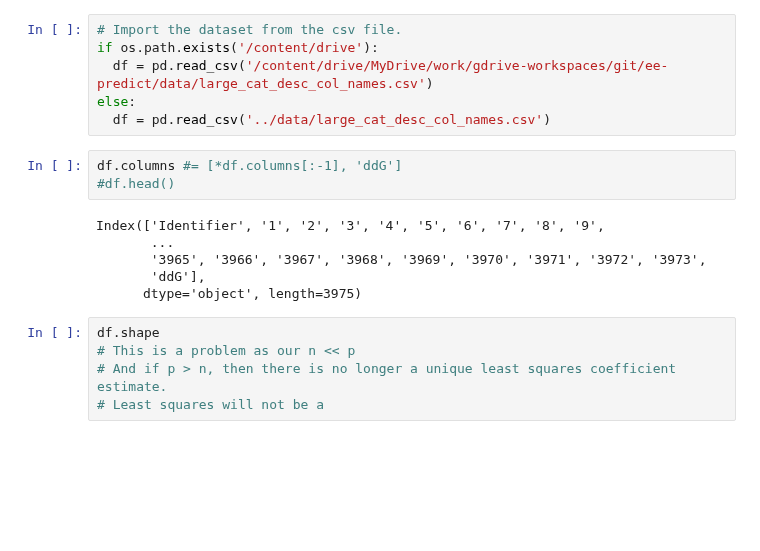
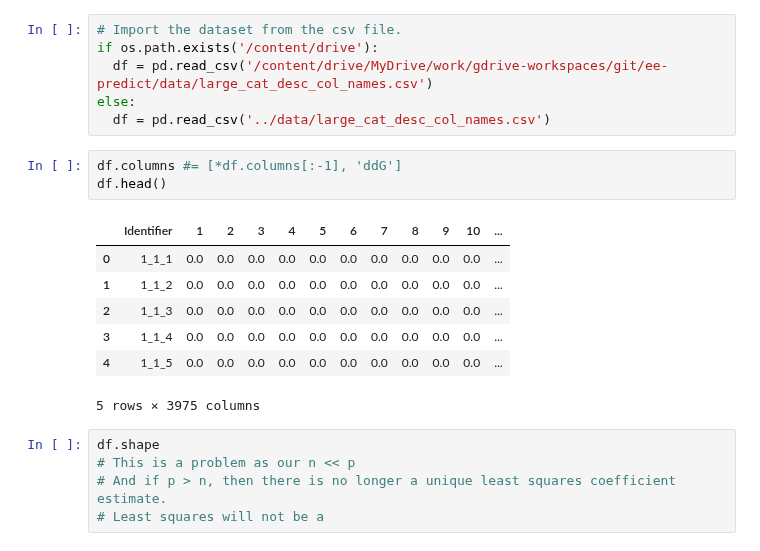
Before and after one commit to nirb28/ee-predict, a Jupyter notebook: large/eda.ipynb, the cells around one changed output. Drawn from its saved outputs; the diff is of its cells as text; blank space fills up the shorter version.

```diff
--- a/large/eda.ipynb
+++ b/large/eda.ipynb
@@ -28,13 +28,15 @@ else:
   df = pd.read_csv('../data/large_cat_desc_col_names.csv')
 # %%
 df.columns #= [*df.columns[:-1], 'ddG']
-#df.head()
+df.head()
 # %% [output]
+|  | Identifier | 1 | 2 | 3 | 4 | 5 | 6 | 7 | 8 | 9 | 10 | ... |
+| 0 | 1_1_1 | 0.0 | 0.0 | 0.0 | 0.0 | 0.0 | 0.0 | 0.0 | 0.0 | 0.0 | 0.0 | ... |
+| 1 | 1_1_2 | 0.0 | 0.0 | 0.0 | 0.0 | 0.0 | 0.0 | 0.0 | 0.0 | 0.0 | 0.0 | ... |
+| 2 | 1_1_3 | 0.0 | 0.0 | 0.0 | 0.0 | 0.0 | 0.0 | 0.0 | 0.0 | 0.0 | 0.0 | ... |
+| 3 | 1_1_4 | 0.0 | 0.0 | 0.0 | 0.0 | 0.0 | 0.0 | 0.0 | 0.0 | 0.0 | 0.0 | ... |
+| 4 | 1_1_5 | 0.0 | 0.0 | 0.0 | 0.0 | 0.0 | 0.0 | 0.0 | 0.0 | 0.0 | 0.0 | ... |
-Index(['Identifier', '1', '2', '3', '4', '5', '6', '7', '8', '9',
-       ...
-       '3965', '3966', '3967', '3968', '3969', '3970', '3971', '3972', '3973',
-       'ddG'],
-      dtype='object', length=3975)
+5 rows × 3975 columns
 # %%
 df.shape
 # This is a problem as our n << p
```
Also changed, not shown: parts of 8 cells of this notebook.
